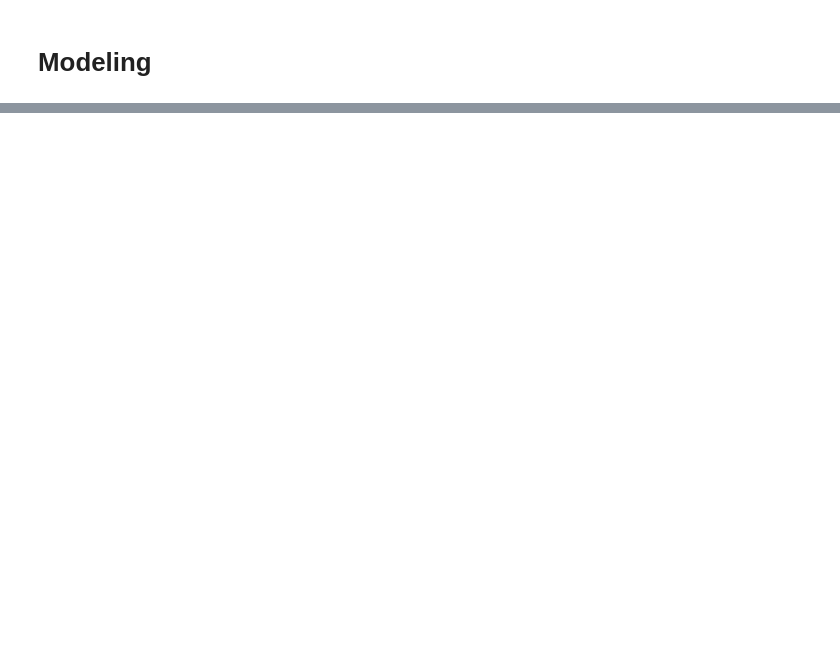
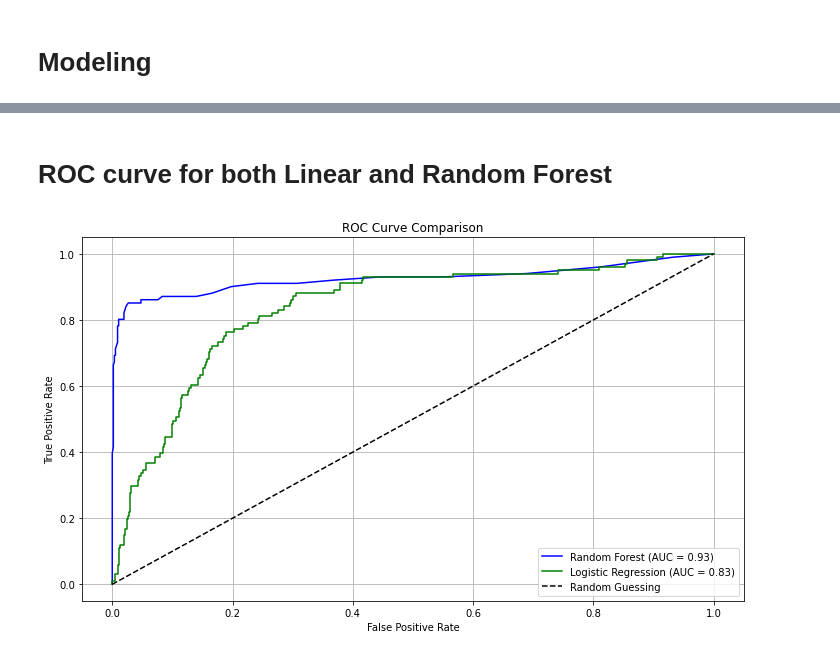
Before and after one commit to Sydney-Were/phase3_classification_project, a Jupyter notebook: Phase3_project.ipynb, the cells around one changed output, grey strips where cells are left out. Saved outputs shown, nothing was run; the diff lists cells and outputs as text; code cells hidden in the pictures; blank space fills up the shorter version.

```diff
--- a/Phase3_project.ipynb
+++ b/Phase3_project.ipynb
@@ -268,0 +428,27 @@ Due to low predictive value or redundancy: account length (low MI), total night
+# %% [markdown]
+# ROC curve for both Linear and Random Forest
+# %%
+# Compute ROC for Random Forest
+fpr_rf, tpr_rf, _ = roc_curve(y_test, y_proba_rf)
+roc_auc_rf = auc(fpr_rf, tpr_rf)
+
+# Compute ROC for Logistic Regression
+fpr_lr, tpr_lr, _ = roc_curve(y_test, y_proba)
+roc_auc_lr = auc(fpr_lr, tpr_lr)
+
+# Plot both ROC curves
+plt.figure(figsize=(10, 6))
+plt.plot(fpr_rf, tpr_rf, label=f'Random Forest (AUC = {roc_auc_rf:.2f})', color='blue')
+plt.plot(fpr_lr, tpr_lr, label=f'Logistic Regression (AUC = {roc_auc_lr:.2f})', color='green')
+plt.plot([0, 1], [0, 1], 'k--', label='Random Guessing')  # Diagonal line
+
+# Plot settings
+plt.xlabel('False Positive Rate')
+plt.ylabel('True Positive Rate')
+plt.title('ROC Curve Comparison')
+plt.legend(loc='lower right')
+plt.grid(True)
+plt.tight_layout()
+plt.show()
+# %% [output]
+[figure, added]
```
Also changed, not shown: parts of 25 cells of this notebook.
